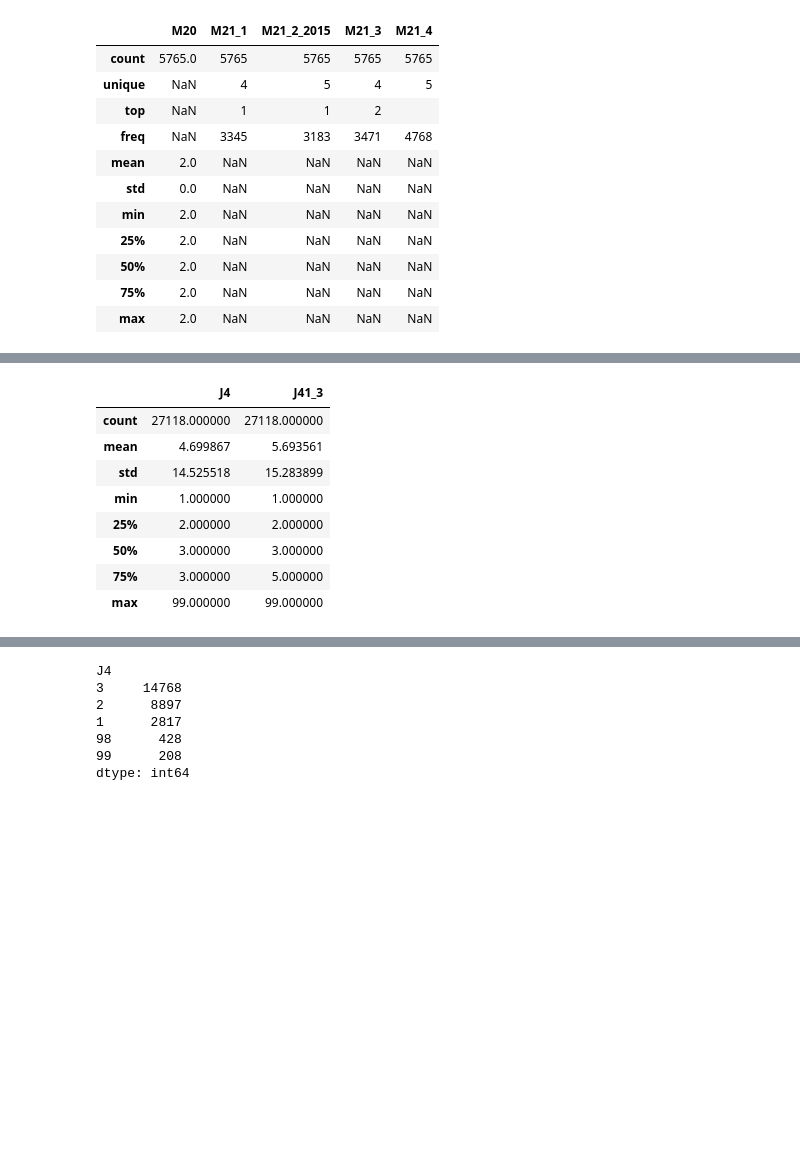
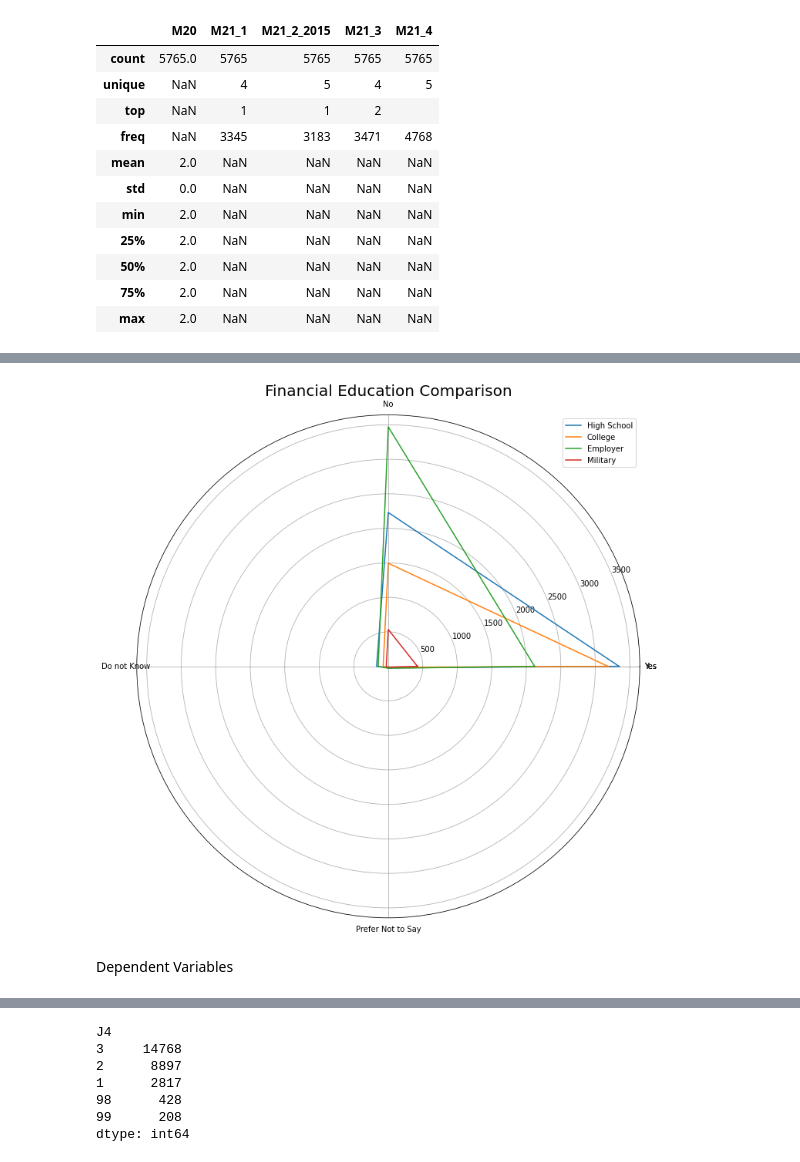
Before and after one commit to williamreid2020/4301, a Jupyter notebook: NCFS.ipynb, the cells around one changed output, grey strips where cells are left out. Drawn from its saved outputs; the diff is of its cells as text; code cells hidden in the pictures; blank space fills up the shorter version.

```diff
--- a/NCFS.ipynb
+++ b/NCFS.ipynb
@@ -188 +210,32 @@ DF2.describe(include='all')
+# %%
+categories = ['Yes', 'No', 'Do not Know', 'Prefer Not to Say' ]
+categories = [*categories, categories[0]]
+
+High_School = [3345, 2229, 169, 22 ]
+College = [3183, 1494, 74, 14]
+Employer = [2120, 3471, 146, 28]
+Military = [423, 534, 29, 11]
+
+High_School = [*High_School, High_School[0]]
+College = [*College, College[0]]
+Employer = [*Employer, Employer[0]]
+Military = [*Military, Military[0]]
+
+label_loc = np.linspace(start=0, stop=2 * np.pi, num=len(High_School))
+
+plt.figure(figsize=(12, 12))
+plt.subplot(polar=True)
+plt.plot(label_loc, High_School, label='High School')
+plt.plot(label_loc, College, label='College')
+plt.plot(label_loc, Employer, label='Employer')
+plt.plot(label_loc, Military, label='Military')
+
+plt.title('Financial Education Comparison', size=20)
+lines, labels = plt.thetagrids(np.degrees(label_loc), labels=categories)
+plt.legend()
+plt.show()
+# %% [output]
+[figure, added]
+# %% [markdown]
+Dependent Variables
 # %%
@@ -191,16 +242,4 @@ DF2.describe(include='all')
 DF3 = state_data_df[['J4','J41_3']]
-# %%
-DF3.describe()
-# %% [output]
-|  | J4 | J41_3 |
-| count | 27118.000000 | 27118.000000 |
-| mean | 4.699867 | 5.693561 |
-| std | 14.525518 | 15.283899 |
-| min | 1.000000 | 1.000000 |
-| 25% | 2.000000 | 2.000000 |
-| 50% | 3.000000 | 3.000000 |
-| 75% | 3.000000 | 5.000000 |
-| max | 99.000000 | 99.000000 |
 # %%
 Dep1 = DF3[['J4']]
 Dep2 = DF3[['J41_3']]
```
Also changed, not shown: parts of 12 cells of this notebook.
